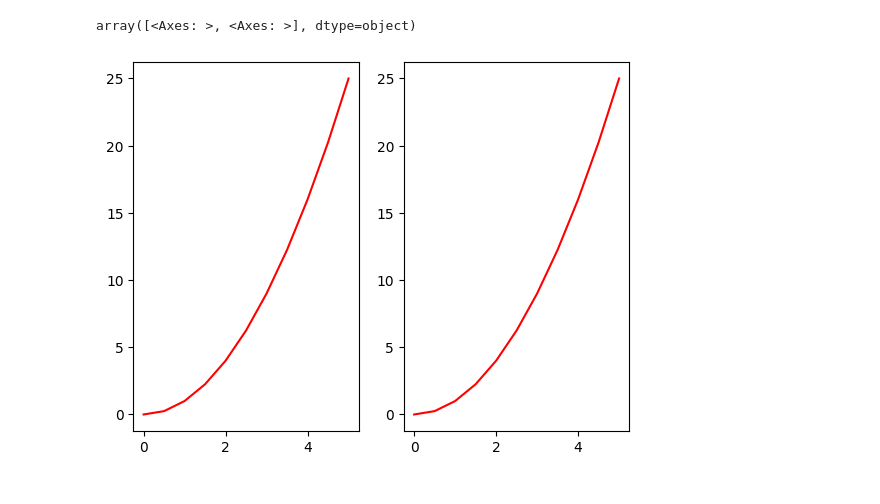
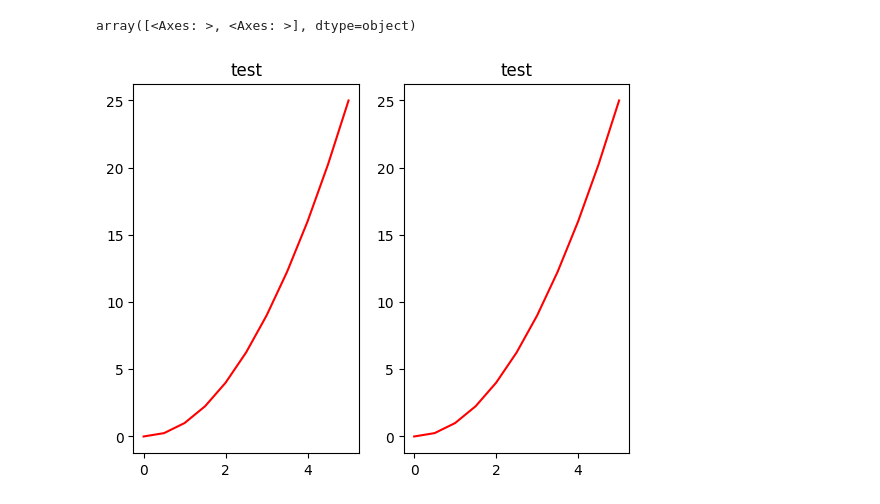
Before and after one commit to ludiemert/Data_Visualization_Matplotlib, a Jupyter notebook: Matplotlib.ipynb, the cells around one changed output. Cells and saved outputs as stored; diff of their text form; code cells hidden in the pictures.

```diff
--- a/Matplotlib.ipynb
+++ b/Matplotlib.ipynb
@@ -180,9 +180,10 @@ array([<Axes: >, <Axes: >], dtype=object)
 # %%
 # interar entre as listas
 # os axis vai assumindo os valores que esta dentro
 fig, ax = plt.subplots(nrows=1, ncols=2)
 
 for axis in ax:
     axis.plot(x, y, "r")
+    axis.set_title("test")
 # %% [output]
-[figure, old version]
+[figure, new version]
```
Also changed, not shown: parts of 2 cells of this notebook.
